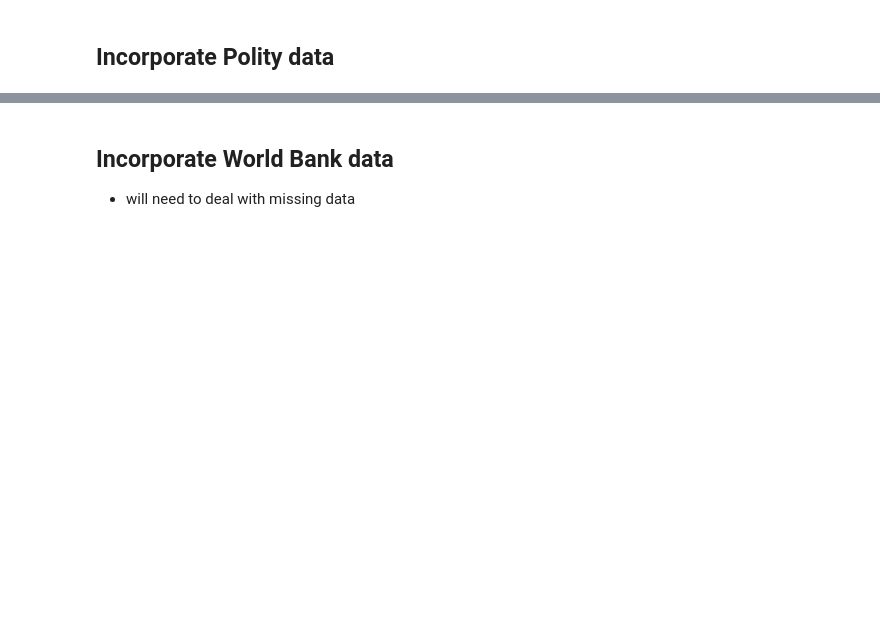
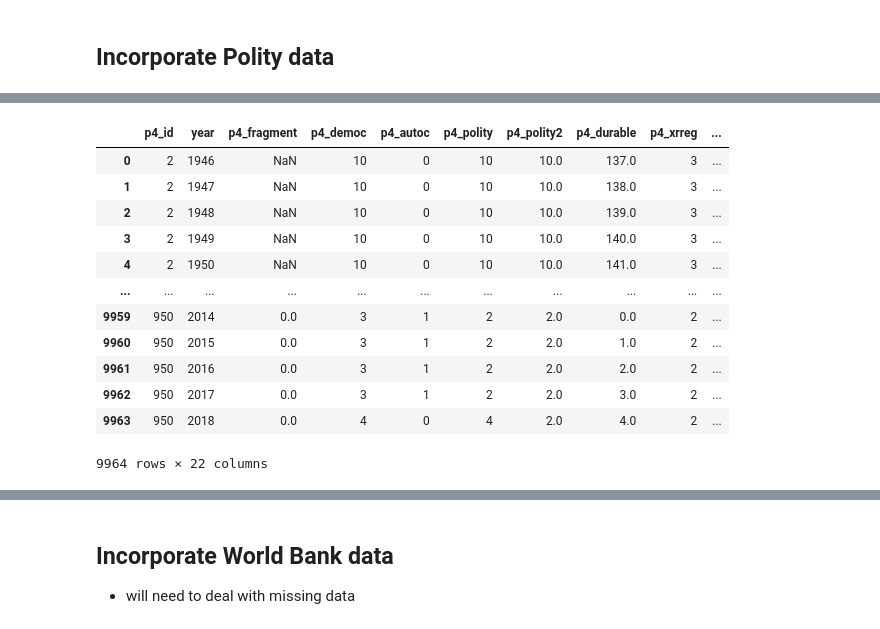
Before and after one commit to jenna-jordan/international-relations-database-extended, a Jupyter notebook: Mashup_Data/Create_Time-Series.ipynb, the cells around one changed output, grey strips where cells are left out. Saved outputs shown, nothing was run; the diff lists cells and outputs as text; code cells hidden in the pictures; blank space fills up the shorter version.

```diff
--- a/Mashup_Data/Create_Time-Series.ipynb
+++ b/Mashup_Data/Create_Time-Series.ipynb
@@ -163,0 +118,19 @@ note: the 'regtrans' variable needs to be expanded so that certain control codes
+# %%
+polity = pd.read_csv("../Data/FINAL/polity.csv")
+polity = polity.add_prefix('p4_')
+polity = polity.rename(columns={'p4_ccode': 'p4_id', 'p4_year': 'year'})
+polity
+# %% [output]
+|  | p4_id | year | p4_fragment | p4_democ | p4_autoc | p4_polity | p4_polity2 | p4_durable | p4_xrreg | ... |
+| 0 | 2 | 1946 | NaN | 10 | 0 | 10 | 10.0 | 137.0 | 3 | ... |
+| 1 | 2 | 1947 | NaN | 10 | 0 | 10 | 10.0 | 138.0 | 3 | ... |
+| 2 | 2 | 1948 | NaN | 10 | 0 | 10 | 10.0 | 139.0 | 3 | ... |
+| 3 | 2 | 1949 | NaN | 10 | 0 | 10 | 10.0 | 140.0 | 3 | ... |
+| 4 | 2 | 1950 | NaN | 10 | 0 | 10 | 10.0 | 141.0 | 3 | ... |
+| ... | ... | ... | ... | ... | ... | ... | ... | ... | ... | ... |
+| 9959 | 950 | 2014 | 0.0 | 3 | 1 | 2 | 2.0 | 0.0 | 2 | ... |
+| 9960 | 950 | 2015 | 0.0 | 3 | 1 | 2 | 2.0 | 1.0 | 2 | ... |
+| 9961 | 950 | 2016 | 0.0 | 3 | 1 | 2 | 2.0 | 2.0 | 2 | ... |
+| 9962 | 950 | 2017 | 0.0 | 3 | 1 | 2 | 2.0 | 3.0 | 2 | ... |
+| 9963 | 950 | 2018 | 0.0 | 4 | 0 | 4 | 2.0 | 4.0 | 2 | ... |
+9964 rows × 22 columns
```
Also changed, not shown: parts of 35 cells of this notebook, 26 other files.
